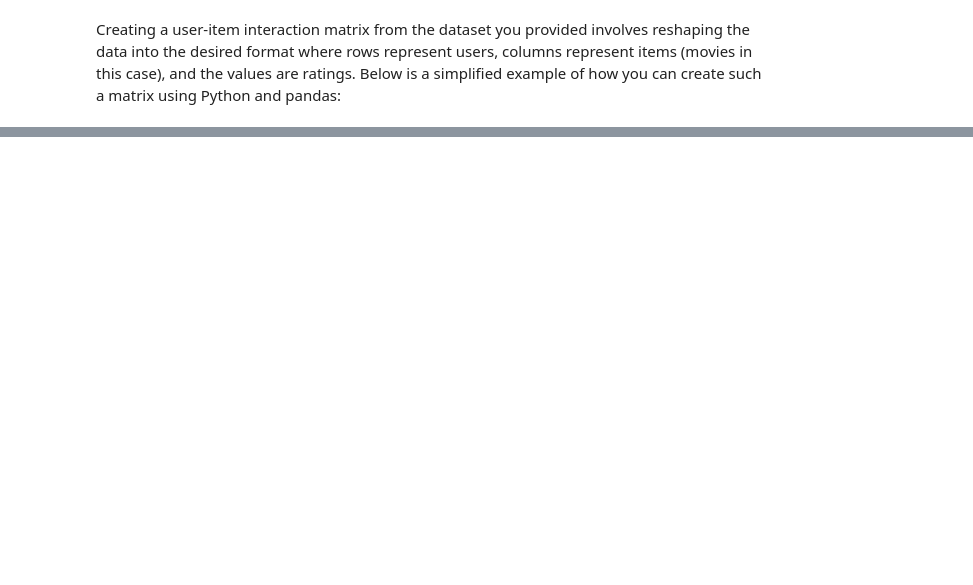
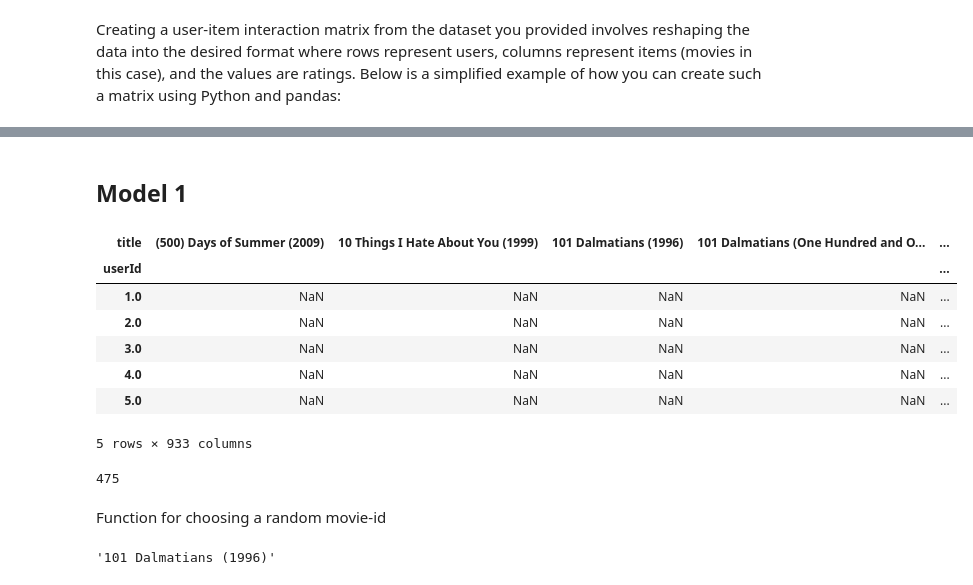
Before and after one commit to Oruko-pj/movie-recommendation-system, a Jupyter notebook: Untitled .ipynb, the cells around one changed output, grey strips where cells are left out. Drawn from its saved outputs; the diff is of its cells as text; code cells hidden in the pictures; blank space fills up the shorter version.

Commit message:
Done modeling

```diff
--- a/Untitled.ipynb
+++ b/Untitled .ipynb
@@ -1158,0 +780,40 @@ NameError: name 'df_' is not defined
+# %% [markdown]
+## Model 1
+# %%
+import pandas as pd
+
+def create_user_movie_df(df_merged):
+    # Count the number of ratings for each movie
+    rating_counts = df_merged['title'].value_counts()
+
+    # Calculate the 90th percentile of rating counts
+    limit_90 = rating_counts.quantile(0.90)
+
+    # Filter out rare movies based on the 90th percentile
+    common_movies =  df_merged[df_merged.groupby('title')['title'].transform('count') > limit_90]
+
+    # Create a user-movie pivot table
+    user_movie_df = common_movies.pivot_table(index="userId", columns='title', values="rating")
+
+    return user_movie_df
+
+# # Call the function with your DataFrame 'df'
+# user_movie_df = create_user_movie_df(df_merged)
+
+# # Display the first few rows of the resulting user-movie DataFrame
+# user_movie_df.head()
+# %%
+# Call the function with your DataFrame
+user_movie_df = create_user_movie_df(df_merged)
+
+# Display the first few rows of the resulting user-movie DataFrame
+user_movie_df.head()
+# %% [output]
+| title | (500) Days of Summer (2009) | 10 Things I Hate About You (1999) | 101 Dalmatians (1996) | 101 Dalmatians (One Hundred and O... | ... |
+| userId |  |  |  |  | ... |
+| 1.0 | NaN | NaN | NaN | NaN | ... |
+| 2.0 | NaN | NaN | NaN | NaN | ... |
+| 3.0 | NaN | NaN | NaN | NaN | ... |
+| 4.0 | NaN | NaN | NaN | NaN | ... |
+| 5.0 | NaN | NaN | NaN | NaN | ... |
+5 rows × 933 columns
@@ -1158,0 +831,19 @@ NameError: name 'df_' is not defined
+# %%
+# Call the random_user_choose function to select a random user.
+random_user = random_user_choose(user_movie_df, random_state=456)
+
+random_user
+# %% [output]
+475
+# %% [markdown]
+Function for choosing a random movie-id
+# %%
+# Ensure 'random_movie_id' is a valid movie ID or select a valid one
+valid_movie_ids = user_movie_df.columns  # List of valid movie IDs in your dataset
+
+# if random_movie_id not in valid_movie_ids:
+     # Select a random valid movie ID
+#     random_movie_id = random.choice(valid_movie_ids)
+valid_movie_ids[2]
+# %% [output]
+'101 Dalmatians (1996)'
```
Also changed, not shown: parts of 91 cells of this notebook, 2 other files.
